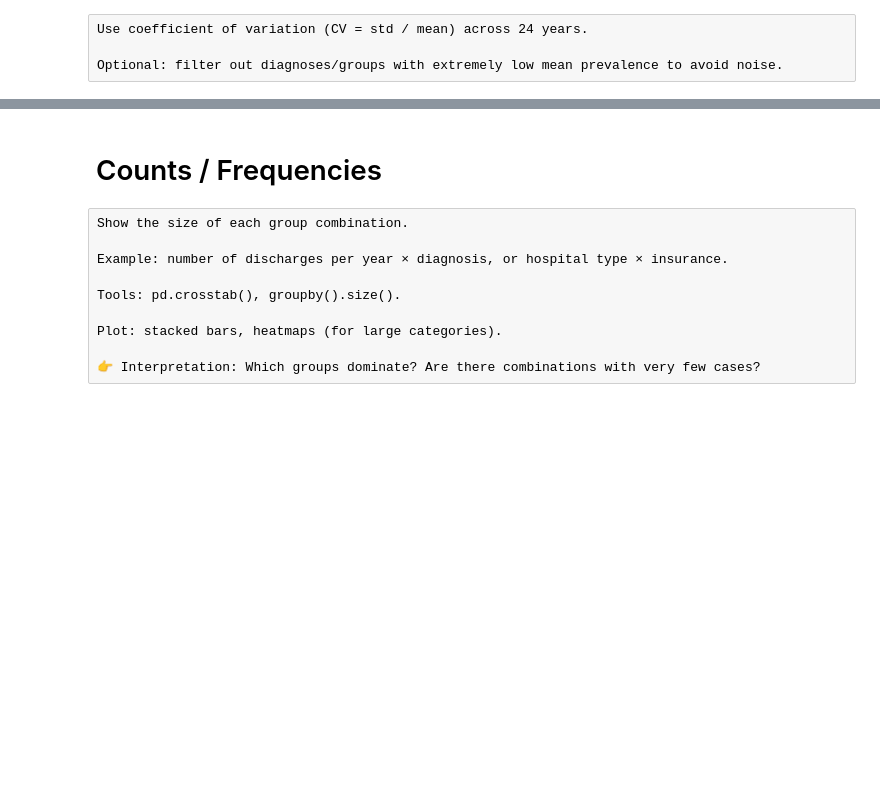
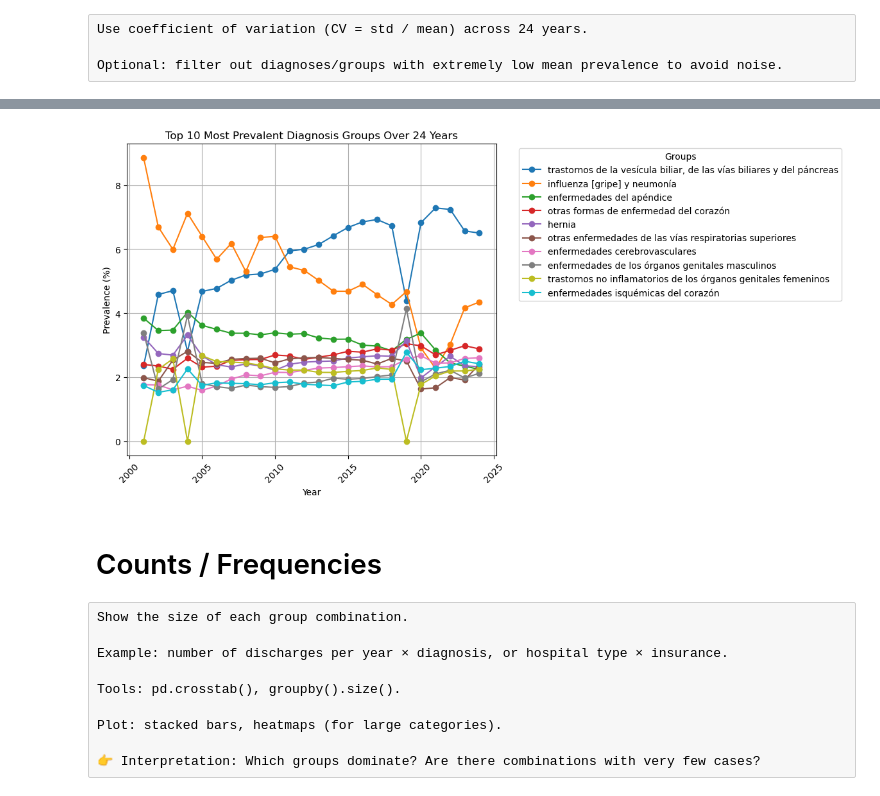
Before and after one commit to mirkopodunavak1996/EDAHospDischarges_Chile2001-2024, a Jupyter notebook: notebooks/General_Analysis_2001-2024_Bivariate(2).ipynb, the cells around one changed output, grey strips where cells are left out. Saved outputs shown, nothing was run; the diff lists cells and outputs as text; code cells hidden in the pictures; blank space fills up the shorter version.

```diff
--- a/notebooks/General_Analysis_2001-2024_Bivariate(2).ipynb
+++ b/notebooks/General_Analysis_2001-2024_Bivariate(2).ipynb
@@ -251,0 +397,4 @@ Optional: filter out diagnoses/groups with extremely low mean prevalence to avoi
+# %%
+top10_mean = prevalence.sort_values(by = "mean", ascending = False).head(10)
+# %%
+plot_top10_mean = top10_mean.iloc[:, 0:24] * 100
@@ -252,3 +417,22 @@ Optional: filter out diagnoses/groups with extremely low mean prevalence to avoi
+# %%
+import matplotlib.pyplot as plt
+
+# Plot all top 10 groups
+plt.figure(figsize=(12, 6))
+
+for group in plot_top10_mean.index:
+    plt.plot(plot_top10_mean.columns, plot_top10_mean.loc[group], marker='o', label=group)
+
+plt.title("Top 10 Most Prevalent Diagnosis Groups Over 24 Years")
+plt.xlabel("Year")
+plt.ylabel("Prevalence (%)")  # if your values are already percentages
+plt.xticks(rotation=45)
+plt.legend(title="Groups", bbox_to_anchor=(1.05, 1), loc='upper left')
+plt.grid(True)
+plt.tight_layout()
+plt.show()
+# %% [output]
+[figure, added]
 # %% [markdown]
 # Counts / Frequencies
 # %% [raw]
```
Also changed, not shown: parts of 18 cells of this notebook.
